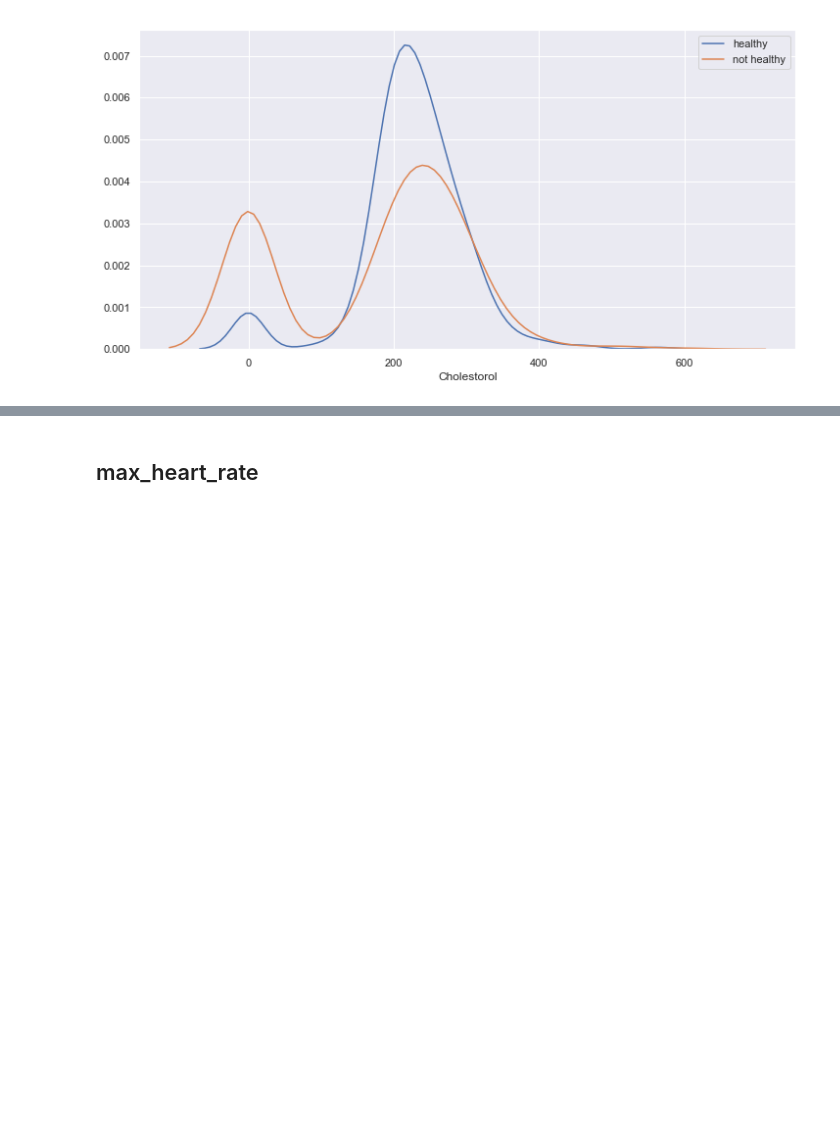
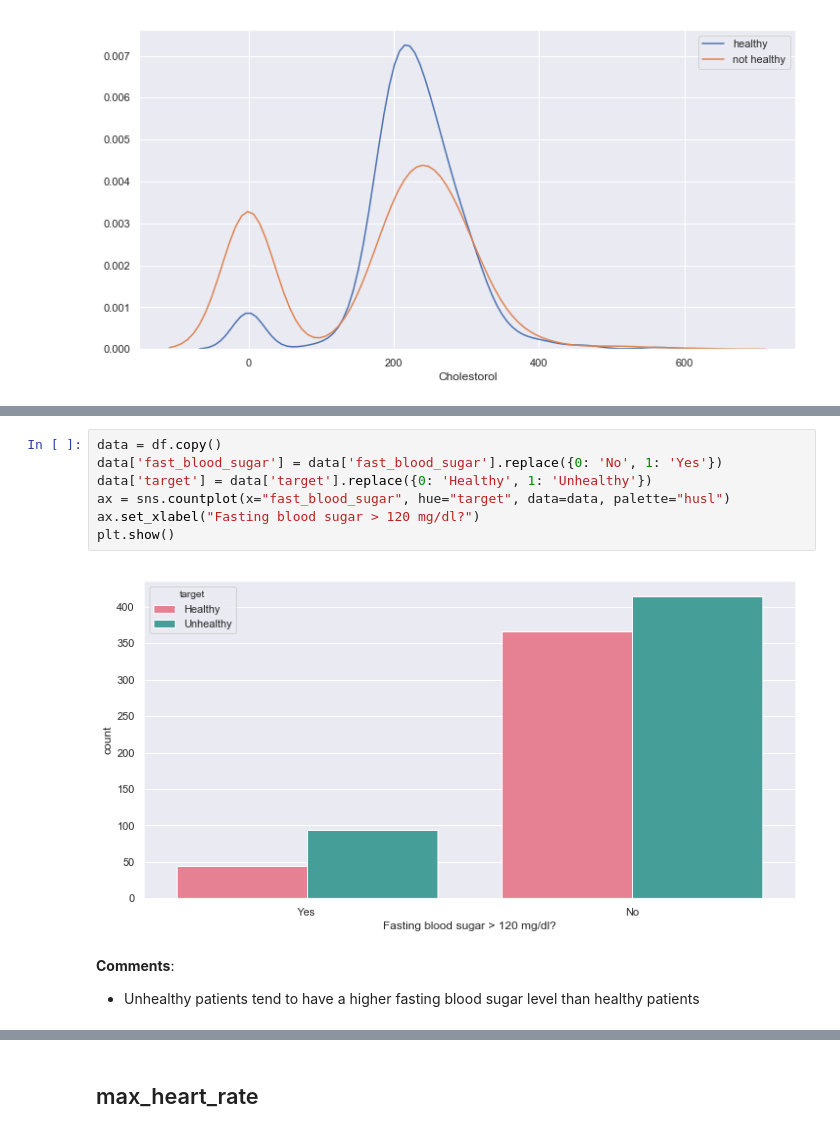
Before and after one commit to dimitraz/medical-data, a Jupyter notebook: Data Wrangling 2.ipynb, the cells around one changed output, grey strips where cells are left out. Drawn from its saved outputs; the diff is of its cells as text; blank space fills up the shorter version.

```diff
--- a/Data Wrangling 2.ipynb
+++ b/Data Wrangling 2.ipynb
@@ -532,0 +544,12 @@ Name: fast_blood_sugar, dtype: float64
+# %%
+data = df.copy()
+data['fast_blood_sugar'] = data['fast_blood_sugar'].replace({0: 'No', 1: 'Yes'})
+data['target'] = data['target'].replace({0: 'Healthy', 1: 'Unhealthy'})
+ax = sns.countplot(x="fast_blood_sugar", hue="target", data=data, palette="husl")
+ax.set_xlabel("Fasting blood sugar > 120 mg/dl?")
+plt.show()
+# %% [output]
+[figure, added]
+# %% [markdown]
+**Comments**:
+* Unhealthy patients tend to have a higher fasting blood sugar level than healthy patients
```
Also changed, not shown: parts of 14 cells of this notebook.
